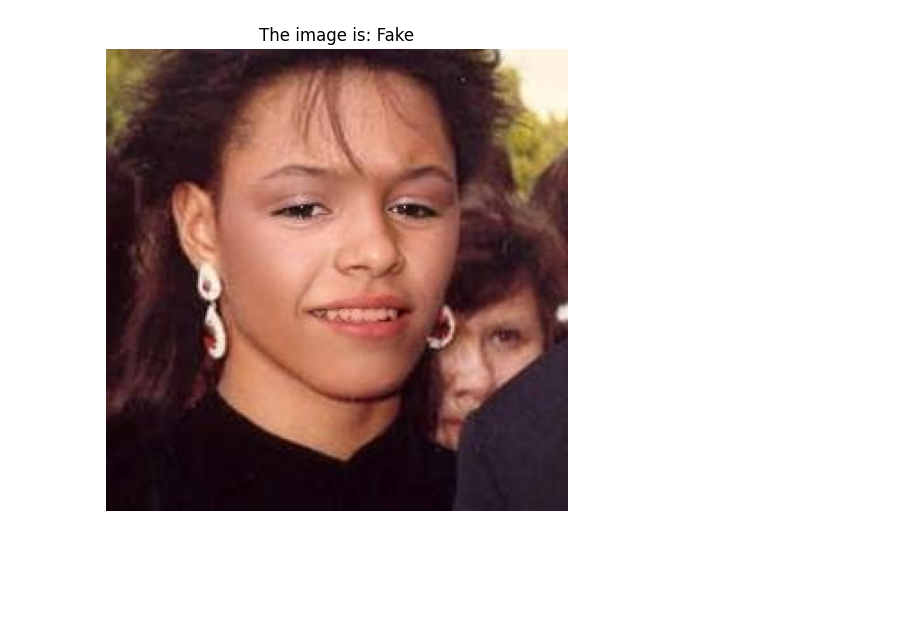
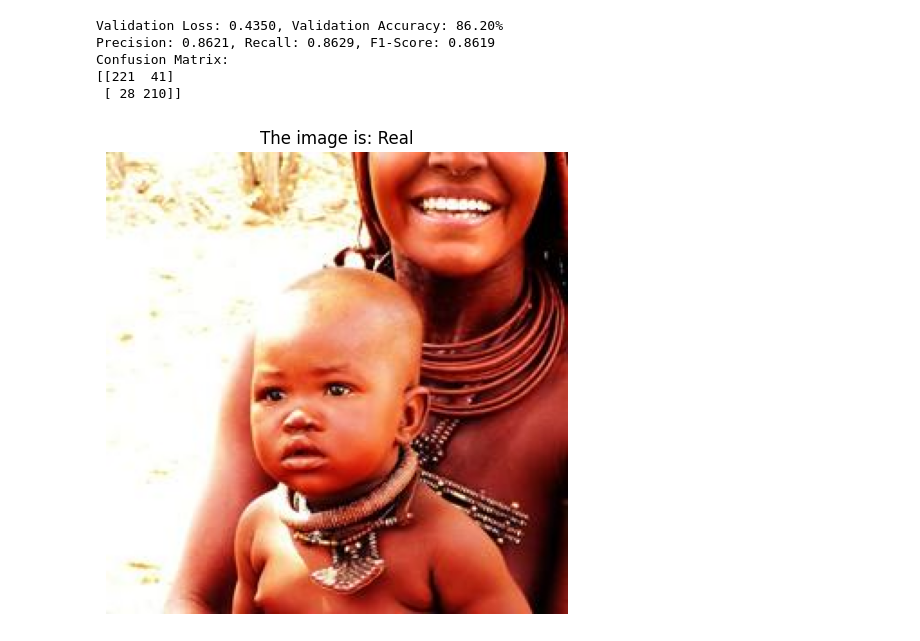
Before and after one commit to Prithalsing/image_deepfake_detection, a Jupyter notebook: deep_fake_detection.ipynb, the cells around one changed output. Drawn from its saved outputs; the diff is of its cells as text; code cells hidden in the pictures; blank space fills up the shorter version.

```diff
--- a/deep_fake_detection.ipynb
+++ b/deep_fake_detection.ipynb
@@ -16,9 +16,33 @@ test_dataset = datasets.ImageFolder(root='test_sample', transform=transform)
+# %%
+# def get_subset(dataset, percentage=0.1):
+#     total_size = len(dataset)
+#     subset_size = int(percentage * total_size)
+#     _, subset = random_split(dataset, [total_size - subset_size, subset_size])
+#     return subset
+
+from torch.utils.data import Subset
+import random
+
+def get_subset(dataset, num_images):
+    # Ensure num_images does not exceed the size of the dataset
+    if num_images > len(dataset):
+        raise ValueError(f"Requested {num_images} images, but dataset only has {len(dataset)} images.")
+
+    # Get random indices from the dataset
+    indices = random.sample(range(len(dataset)), num_images)
+
+    # Return the subset
+    return Subset(dataset, indices)
+# %%
+train_subset = get_subset(train_dataset, num_images=500)
+val_subset = get_subset(val_dataset, num_images=500)
+test_subset = get_subset(test_dataset, num_images=500)
 # %%
-batch_size = 32
+batch_size = 64
 
-train_loader = DataLoader(train_dataset, batch_size=batch_size, shuffle=True)
-val_loader = DataLoader(val_dataset, batch_size=batch_size, shuffle=False)
-test_loader = DataLoader(test_dataset, batch_size=batch_size, shuffle=False)
+train_loader = DataLoader(train_subset, batch_size=batch_size, shuffle=True)
+val_loader = DataLoader(val_subset, batch_size=batch_size, shuffle=False)
+test_loader = DataLoader(test_subset, batch_size=batch_size, shuffle=False)
 # %%
 import matplotlib.pyplot as plt
 from PIL import Image
@@ -92,6 +117,9 @@ model.eval()
 val_loss = 0.0
 correct = 0
 total = 0
+
+all_labels = []
+all_predictions = []
 
 with torch.no_grad():
     for images, labels in val_loader:
@@ -105,4 +133,6 @@ with torch.no_grad():
         total += labels.size(0)
         correct += predicted.eq(labels).sum().item()
 
-print(f'Validation Loss: {val_loss/len(val_loader)}, Validation Accuracy: {100*correct/total}%')
+        # Store labels and predictions for advanced metrics
+        all_labels.extend(labels.cpu().numpy())
+        all_predictions.extend(predicted.cpu().numpy())
@@ -111 +139,21 @@ Validation Loss: 1.7745428383350372, Validation Accuracy: 65.66666666666667%
+# %%
+from sklearn.metrics import precision_score, recall_score, f1_score, confusion_matrix
+accuracy = 100 * correct / total
+
+# Compute advanced metrics
+precision = precision_score(all_labels, all_predictions, average='macro')
+recall = recall_score(all_labels, all_predictions, average='macro')
+f1 = f1_score(all_labels, all_predictions, average='macro')
+conf_matrix = confusion_matrix(all_labels, all_predictions)
+
+# Print the evaluation metrics
+print(f'Validation Loss: {val_loss/len(val_loader):.4f}, Validation Accuracy: {accuracy:.2f}%')
+print(f'Precision: {precision:.4f}, Recall: {recall:.4f}, F1-Score: {f1:.4f}')
+print(f'Confusion Matrix:\n{conf_matrix}')
+# %% [output]
+Validation Loss: 0.4350, Validation Accuracy: 86.20%
+Precision: 0.8621, Recall: 0.8629, F1-Score: 0.8619
+Confusion Matrix:
+[[221  41]
+ [ 28 210]]
 # %%
@@ -131,35 +179,35 @@ device = torch.device("cuda" if torch.cuda.is_available() else "cpu")
 model = models.resnet18(pretrained=True)
 num_ftrs = model.fc.in_features
 model.fc = nn.Linear(num_ftrs, 2)  # Binary classification: real vs fake
-model.load_state_dict(torch.load('deepfake_model.pth'))
+model.load_state_dict(torch.load('deepfake_model_resnet.pth'))
 model = model.to(device)
 model.eval()
 
 # Define the function to make predictions and display the image
 def predict_and_show_image(image_path):
     # Load and preprocess the image
     image = Image.open(image_path).convert('RGB')  # Ensure image is in RGB mode
     image_tensor = transform(image).unsqueeze(0)  # Add batch dimension
 
     # Make prediction
     with torch.no_grad():
         image_tensor = image_tensor.to(device)
         output = model(image_tensor)
         _, predicted = output.max(1)
 
     # Map the prediction to class names
     class_names = ['Fake', 'Real']  # Assuming '0' is 'Fake' and '1' is 'Real'
     predicted_class = class_names[predicted.item()]
 
     # Display the image and prediction
     plt.figure(figsize=(6, 6))
     plt.imshow(np.array(image))
     plt.title(f'The image is: {predicted_class}')
     plt.axis('off')
     plt.show()
 
 # Example usage
-image_path = 'val_sample/fake/fake_988.jpg'
+image_path = 'Validation 19000/Real/real_2.jpg'
 predict_and_show_image(image_path)
 # %% [output]
-[figure, old version]
+[figure, new version]
```
Also changed, not shown: parts of 11 cells of this notebook.
